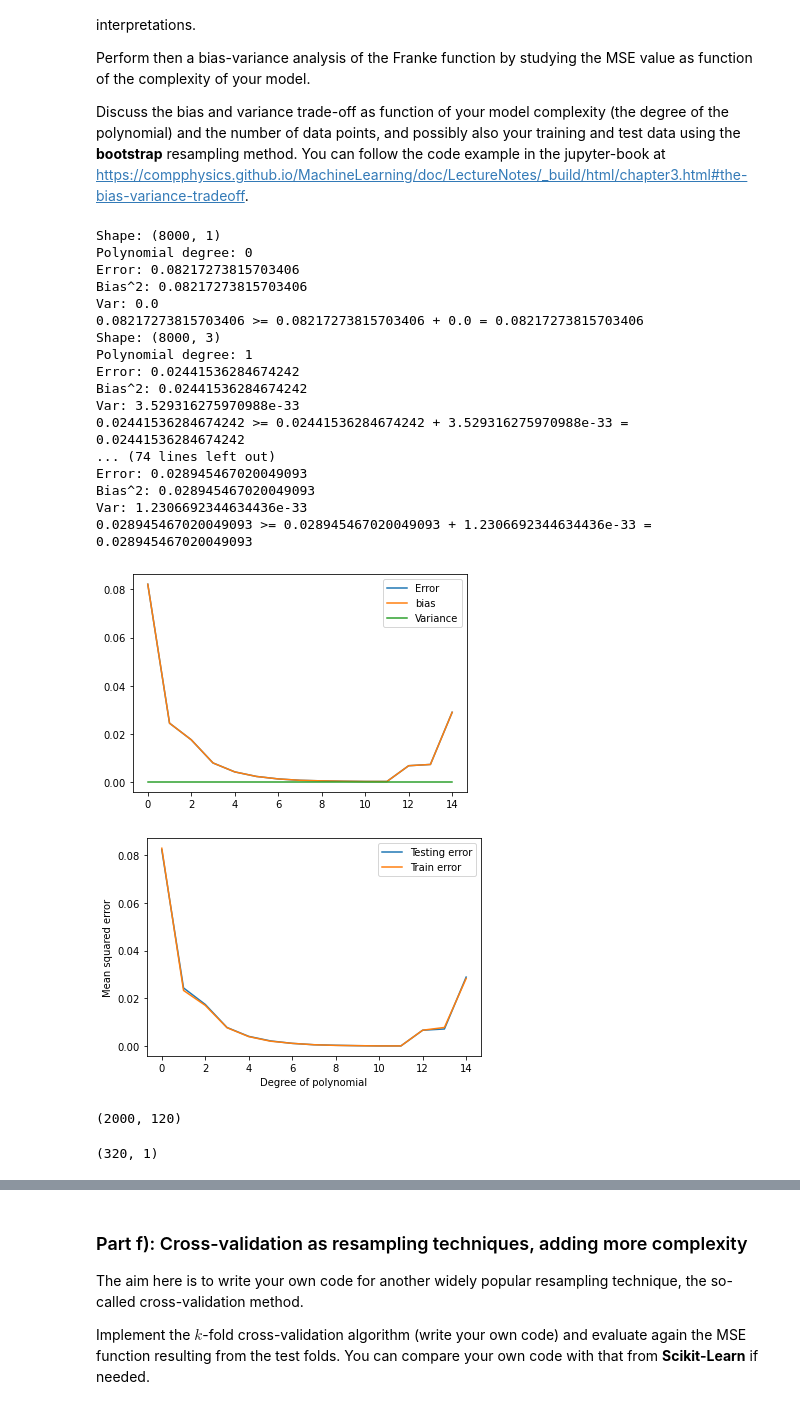
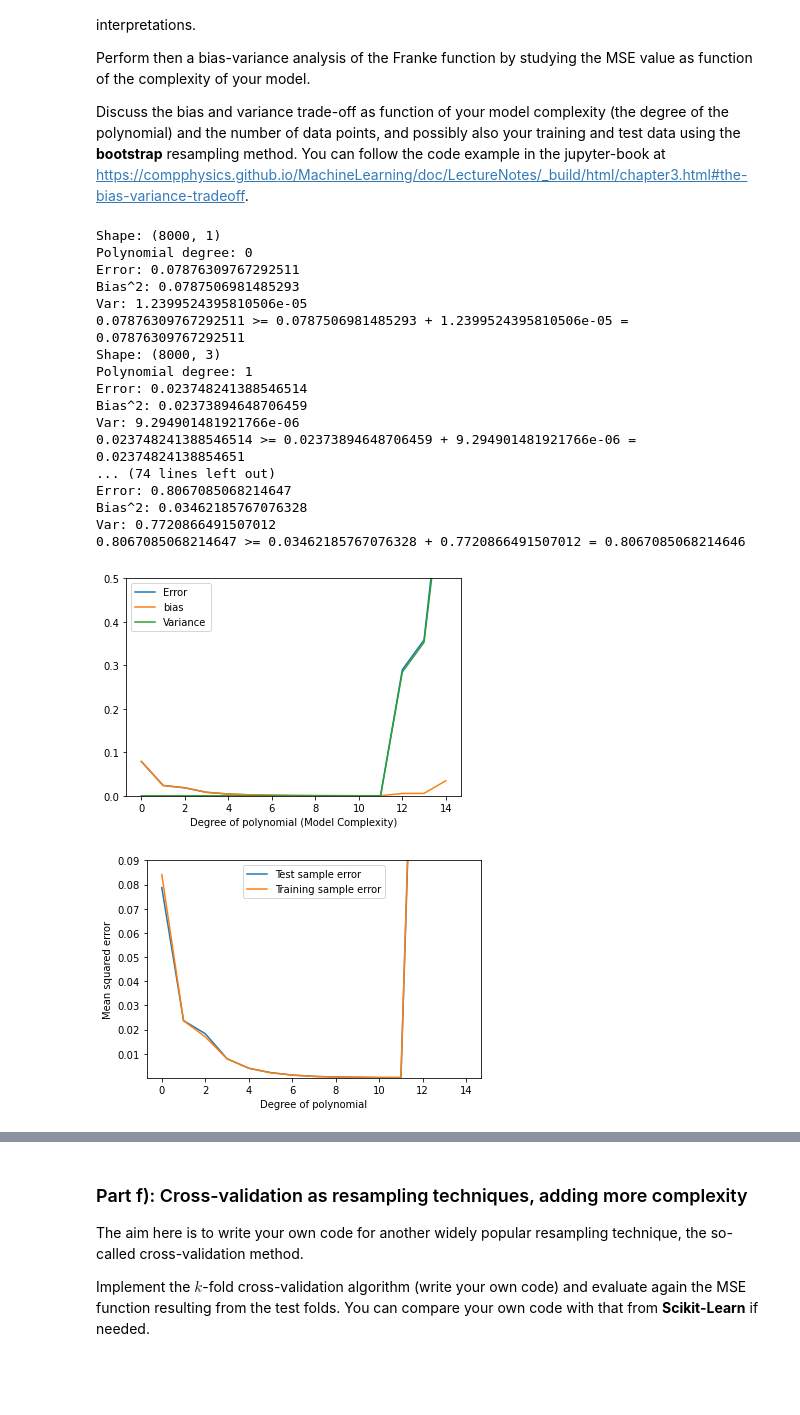
Before and after one commit to krisvals/FYS4155_Projects, a Jupyter notebook: Project1/Project1.ipynb, the cells around one changed output, grey strips where cells are left out. Saved outputs shown, nothing was run; the diff lists cells and outputs as text; code cells hidden in the pictures; blank space fills up the shorter version.

```diff
--- a/Project1/Project1.ipynb
+++ b/Project1/Project1.ipynb
@@ -794,6 +794,7 @@ of your model complexity (the degree of the polynomial) and the number
 of data points, and possibly also your training and test data using the **bootstrap** resampling method.
 You can follow the code example in the jupyter-book at <https://compphysics.github.io/MachineLearning/doc/LectureNotes/_build/html/chapter3.html#the-bias-variance-tradeoff>.
 # %%
+#Plots of bias-variance trade off and comparison of training vs test data error of franke function
 import matplotlib.pyplot as plt
 import numpy as np
 from sklearn.linear_model import LinearRegression
@@ -841,82 +842,81 @@ def create_X(x, y, n ):
             X[:,q+k] = (x**(i-k))*(y**k)
     return X
 
+#Creating empty datasets
 error = np.zeros(maxdegree)
+ztilde = np.zeros(maxdegree)
 train_error = np.zeros(maxdegree)
 bias = np.zeros(maxdegree)
 variance = np.zeros(maxdegree)
 polydegree = np.zeros(maxdegree)
 
 
-
-
 for degree in range(maxdegree):
+    #Create design matrix
     X = create_X(x_flat, y_flat, n=degree)
+    #split data into training and test datasets for bootstrapping
     x_train, x_test, z_train, z_test = train_test_split(X, z_flat, test_size=0.2)
     ztilde = np.empty((x_train.shape[0], n_boostraps))
     zpredict = np.empty((z_test.shape[0], n_boostraps))
+    #Fit model for n_bootstraps
     for k in range(n_boostraps):
-        beta = np.linalg.inv(x_train.T @ x_train) @ x_train.T @ z_train
-        ztilde[:, k] = x_train @ beta
+        x_, y_ = resample(x_train, z_train)
+        beta =  np.linalg.inv(x_.T @ x_) @ x_.T @ y_
         zpredict[:, k] = x_test @ beta
+        ztilde[:,k] = x_train @ beta
     polydegree[degree] = degree
     z_test = np.reshape(z_test,(len(z_test),1))
     z_train = np.reshape(z_train,(len(z_train),1))
+    #Take mean of n_bootstrapping results
     error[degree] = np.mean( np.mean((z_test - zpredict)**2, axis=1, keepdims=True) )
     train_error[degree] = np.mean( np.mean((z_train - ztilde)**2, axis=1, keepdims=True) )
     bias[degree] = np.mean( (z_test - np.mean(zpredict, axis=1, keepdims=True))**2 )
     variance[degree] = np.mean( np.var(zpredict, axis=1, keepdims=True) )
     print('Shape:', x_train.shape)
     print('Polynomial degree:', degree)
     print('Error:', error[degree])
     print('Bias^2:', bias[degree])
     print('Var:', variance[degree])
     print('{} >= {} + {} = {}'.format(error[degree], bias[degree], variance[degree], bias[degree]+variance[degree]))
 
 
+#Plot of bias-variance tradeoff
 plt.plot(polydegree, error, label='Error')
 plt.plot(polydegree, bias, label='bias')
 plt.plot(polydegree, variance, label='Variance')
+plt.axis(ymin = 0, ymax = 0.5)
+plt.xlabel('Degree of polynomial (Model Complexity)')
 plt.legend()
 plt.savefig('Bias_Var_Tradeoff.png', format='png')
 plt.show()
 
-#plt.plot(polydegree, train_error, label='Training error')
+#Plot of training vs test data error
 plt.plot(polydegree, error, label='Test sample error')
 plt.plot(polydegree, train_error, label='Training sample error')
 plt.legend()
+plt.axis(ymin = 0.00009, ymax = 0.09)
 plt.xlabel('Degree of polynomial')
 plt.ylabel('Mean squared error')
 plt.savefig('Train_vs_Test_data.png', format='png')
 plt.show()
 # %% [output]
 Shape: (8000, 1)
 Polynomial degree: 0
-Error: 0.08217273815703406
-Bias^2: 0.08217273815703406
-Var: 0.0
-0.08217273815703406 >= 0.08217273815703406 + 0.0 = 0.08217273815703406
+Error: 0.07876309767292511
+Bias^2: 0.0787506981485293
+Var: 1.2399524395810506e-05
+0.07876309767292511 >= 0.0787506981485293 + 1.2399524395810506e-05 = 0.07876309767292511
 Shape: (8000, 3)
 Polynomial degree: 1
-Error: 0.02441536284674242
-Bias^2: 0.02441536284674242
-Var: 3.529316275970988e-33
-0.02441536284674242 >= 0.02441536284674242 + 3.529316275970988e-33 = 0.02441536284674242
+Error: 0.023748241388546514
+Bias^2: 0.02373894648706459
+Var: 9.294901481921766e-06
+0.023748241388546514 >= 0.02373894648706459 + 9.294901481921766e-06 = 0.02374824138854651
 ... (74 lines left out)
-Error: 0.028945467020049093
-Bias^2: 0.028945467020049093
-Var: 1.2306692344634436e-33
-0.028945467020049093 >= 0.028945467020049093 + 1.2306692344634436e-33 = 0.028945467020049093
+Error: 0.8067085068214647
+Bias^2: 0.03462185767076328
+Var: 0.7720866491507012
+0.8067085068214647 >= 0.03462185767076328 + 0.7720866491507012 = 0.8067085068214646
-[figure, old version]
+[figure, new version]
-[figure, old version]
+[figure, new version]
-# %%
-x_test.shape
-# %% [output]
-(2000, 120)
-# %%
-n = 0
-x_train = X_train[:,0:int((n+1)*(n+2)/2)]
-x_train.shape
-# %% [output]
-(320, 1)
 # %%
```
Also changed, not shown: parts of 1 cell of this notebook.
